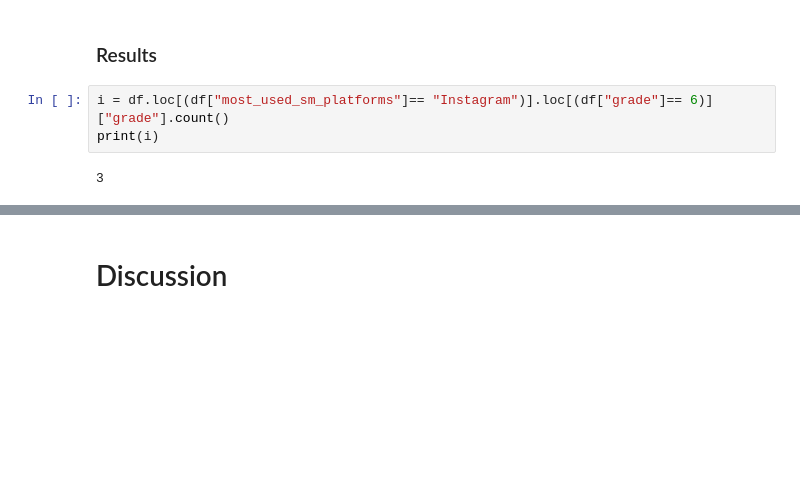
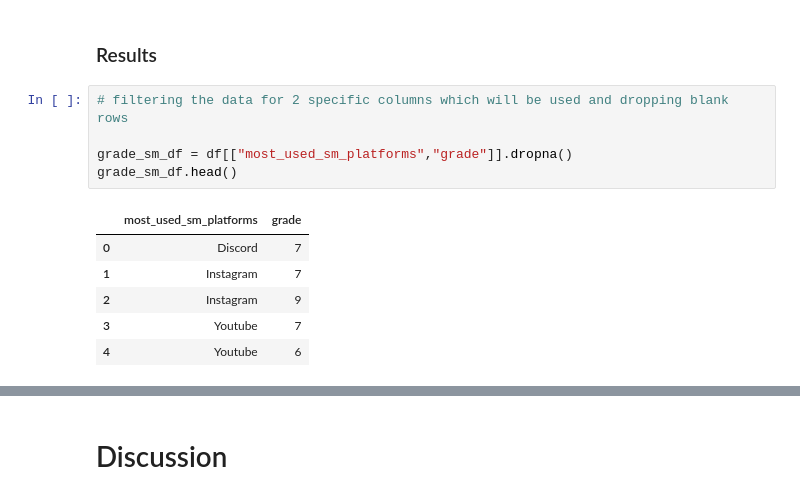
Before and after one commit to the-isf-academy/project-data-science-example, a Jupyter notebook: project.ipynb, the cells around one changed output, grey strips where cells are left out. Drawn from its saved outputs; the diff is of its cells as text; blank space fills up the shorter version.

```diff
--- a/project.ipynb
+++ b/project.ipynb
@@ -141,7 +121,14 @@ The data which I will use includes grade and most used social media apps.To help
 # %% [markdown]
 ### Results
 # %%
-i = df.loc[(df["most_used_sm_platforms"]== "Instagram")].loc[(df["grade"]== 6)]["grade"].count()
-print(i)
+# filtering the data for 2 specific columns which will be used and dropping blank rows
+
+grade_sm_df = df[["most_used_sm_platforms","grade"]].dropna()
+grade_sm_df.head()
 # %% [output]
-3
+|  | most_used_sm_platforms | grade |
+| 0 | Discord | 7 |
+| 1 | Instagram | 7 |
+| 2 | Instagram | 9 |
+| 3 | Youtube | 7 |
+| 4 | Youtube | 6 |
```
Also changed, not shown: parts of 25 cells of this notebook, 4 other files.
